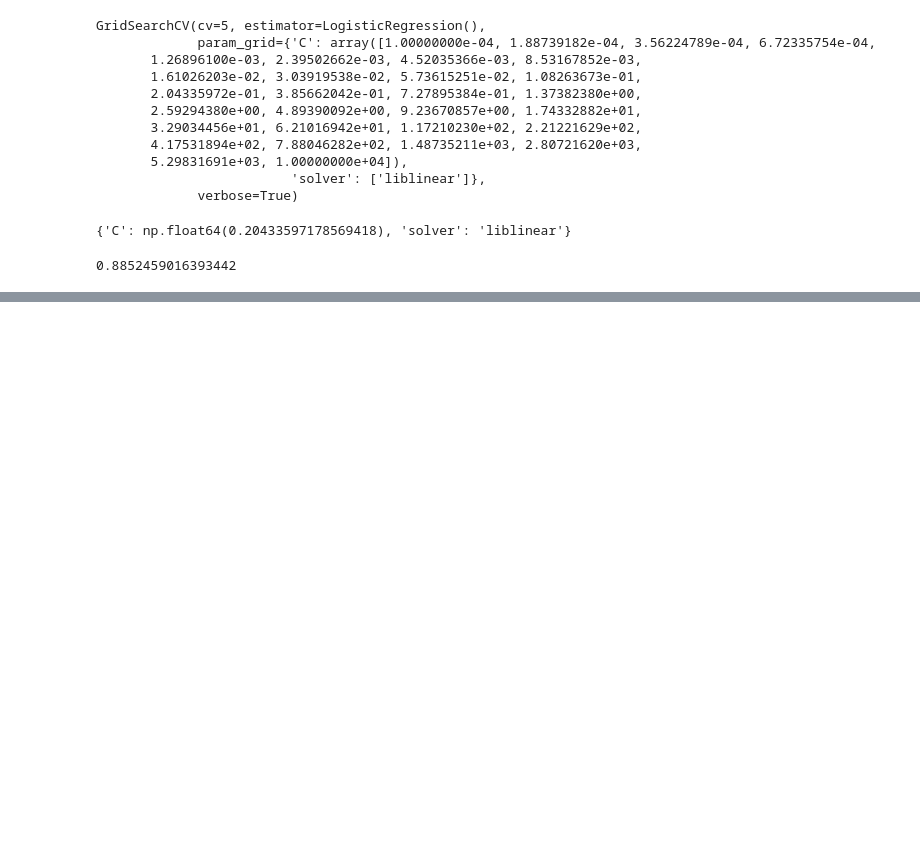
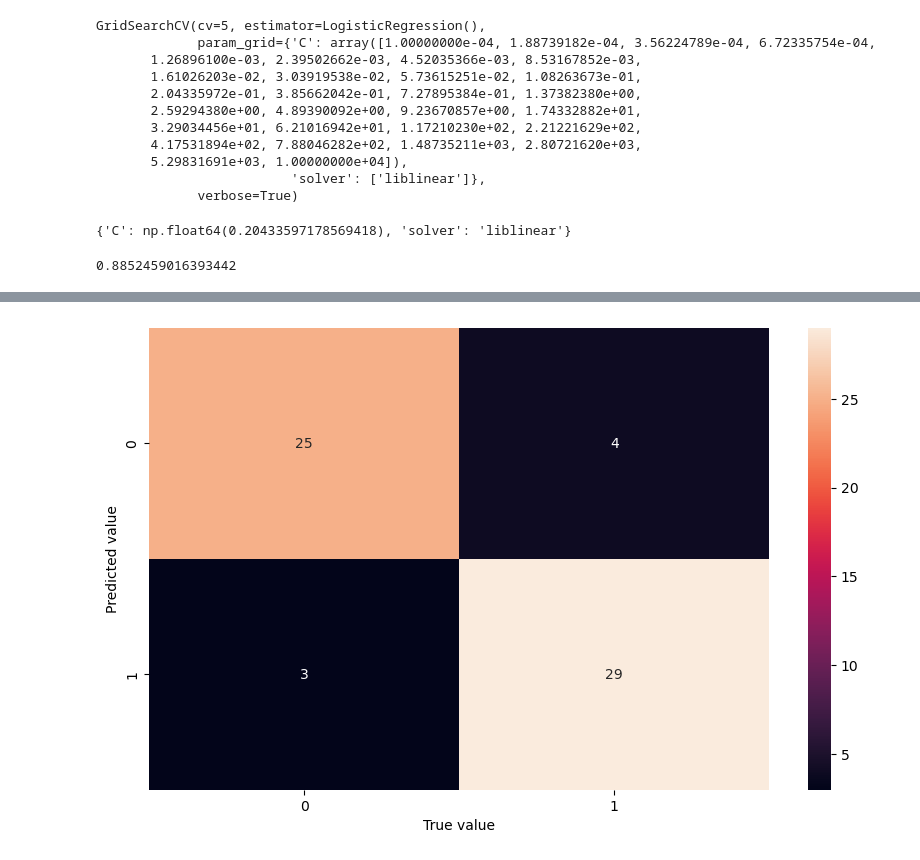
Before and after one commit to SaiPh3r/ml-heart-disease-projectt, a Jupyter notebook: model.ipynb, the cells around one changed output, grey strips where cells are left out. Saved outputs shown, nothing was run; the diff lists cells and outputs as text; code cells hidden in the pictures; blank space fills up the shorter version.

```diff
--- a/model.ipynb
+++ b/model.ipynb
@@ -465,0 +486,8 @@ gs_log_reg.score(x_test , y_test)
+# %%
+fig , ax = plt.subplots(figsize=(10,6))
+ax = sns.heatmap(confusion_matrix(y_test , y_preds) , annot=True)
+plt.xlabel("True value")
+plt.ylabel("Predicted value")
+plt.show()
+# %% [output]
+[figure, added]
```
Also changed, not shown: parts of 14 cells of this notebook.
